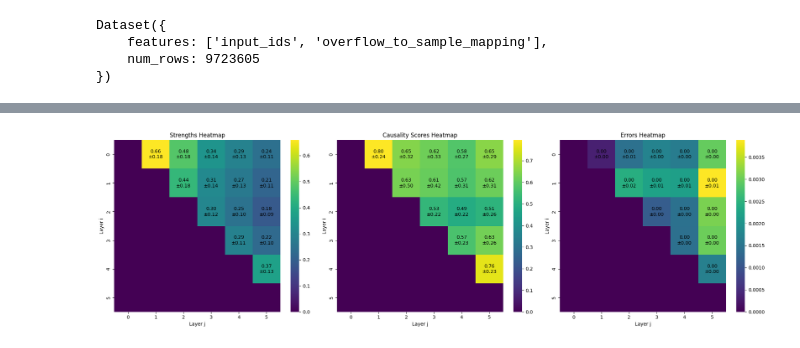
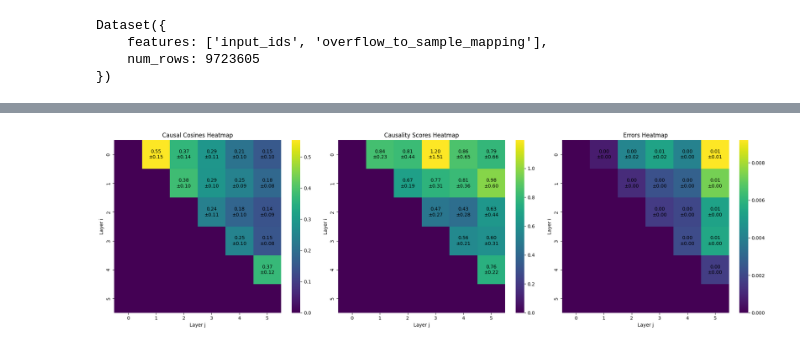
Before and after one commit to sidnb13/tensor-saes, a Jupyter notebook: notebooks/causal_attribution.ipynb, the cells around one changed output, grey strips where cells are left out. Saved outputs shown, nothing was run; the diff lists cells and outputs as text; code cells hidden in the pictures.

```diff
--- a/notebooks/causal_attribution.ipynb
+++ b/notebooks/causal_attribution.ipynb
@@ -1403,71 +1547,86 @@ from tqdm import tqdm
 def run_layer_pair_evaluation(
     model,
     dataset,
-    batch_size,
     feature_encoder_weights,
     feature_encoder_bias,
     feature_decoder_weights,
     num_layers,
+    batch_size=128,
     lambda_value=1.0,
     feature_select_k=1,
     num_tokens=1,
     exclude_first_k_tokens=0,
 ):
-    strengths_matrix = np.zeros((num_layers, num_layers))
+    causal_cosines_matrix = np.zeros((num_layers, num_layers))
     causality_matrix = np.zeros((num_layers, num_layers))
     errors_matrix = np.zeros((num_layers, num_layers))
-    strengths_std_matrix = np.zeros((num_layers, num_layers))
+    causal_cosines_std_matrix = np.zeros((num_layers, num_layers))
     causality_std_matrix = np.zeros((num_layers, num_layers))
     errors_std_matrix = np.zeros((num_layers, num_layers))
 
     for i in tqdm(range(num_layers)):
         for j in range(i + 1, num_layers):  # Exclude diagonal and lower triangle
-            causality, strengths, errors, _, _, _, _, _ = (
+            causality, causal_cosines, errors, _, _, _, _, _, is_valid = (
                 compute_causal_attribution_strength(
-                    i,
-                    j,
-                    model,
-                    {"input_ids": dataset["input_ids"].cuda()},
-                    feature_encoder_weights,
-                    feature_encoder_bias,
-                    feature_decoder_weights,
-                    lambda_value,
-                    feature_select_k,
-                    num_tokens,
-                    exclude_first_k_tokens,
+                    j=i,
+                    k=j,
+                    model=model,
+                    inputs={"input_ids": dataset["input_ids"].cuda()},
+                    feature_encoder_weights=feature_encoder_weights,
+                    feature_encoder_bias=feature_encoder_bias,
+                    feature_decoder_weights=feature_decoder_weights,
+                    lambda_value=lambda_value,
+                    feature_select_k=feature_select_k,
+                    feature_select_percentile=None,
+                    top_k_tokens=num_tokens,
+                    exclude_first_k_tokens=exclude_first_k_tokens,
                 )
             )
 
-            strengths_matrix[i, j] = strengths.mean().item()
-            causality_matrix[i, j] = causality.mean().item()
-            errors_matrix[i, j] = errors.mean().item()
-            strengths_std_matrix[i, j] = strengths.std().item()
-            causality_std_matrix[i, j] = causality.std().item()
-            errors_std_matrix[i, j] = errors.std().item()
+            # Filter out invalid items
+            valid_causality = causality[is_valid]
+            valid_causal_cosines = causal_cosines[is_valid]
+            valid_errors = errors[is_valid]
+
+            if len(valid_causality) > 0:
+                causal_cosines_matrix[i, j] = valid_causal_cosines.mean().item()
+                causality_matrix[i, j] = valid_causality.mean().item()
+                errors_matrix[i, j] = valid_errors.mean().item()
+                causal_cosines_std_matrix[i, j] = valid_causal_cosines.std().item()
+                causality_std_matrix[i, j] = valid_causality.std().item()
+                errors_std_matrix[i, j] = valid_errors.std().item()
+            else:
+                # If all items are invalid, set to NaN or some default value
+                causal_cosines_matrix[i, j] = np.nan
+                causality_matrix[i, j] = np.nan
+                errors_matrix[i, j] = np.nan
+                causal_cosines_std_matrix[i, j] = np.nan
+                causality_std_matrix[i, j] = np.nan
+                errors_std_matrix[i, j] = np.nan
 
     return (
-        strengths_matrix,
+        causal_cosines_matrix,
         causality_matrix,
         errors_matrix,
-        strengths_std_matrix,
+        causal_cosines_std_matrix,
         causality_std_matrix,
         errors_std_matrix,
     )
 
 
 def plot_layer_heatmaps(
-    strengths_matrix,
+    causal_cosines_matrix,
     causality_matrix,
     errors_matrix,
-    strengths_std_matrix,
+    causal_cosines_std_matrix,
     causality_std_matrix,
     errors_std_matrix,
 ):
     fig, axes = plt.subplots(1, 3, figsize=(20, 6))
 
-    matrices = [strengths_matrix, causality_matrix, errors_matrix]
-    std_matrices = [strengths_std_matrix, causality_std_matrix, errors_std_matrix]
-    titles = ["Strengths", "Causality Scores", "Errors"]
+    matrices = [causal_cosines_matrix, causality_matrix, errors_matrix]
+    std_matrices = [causal_cosines_std_matrix, causality_std_matrix, errors_std_matrix]
+    titles = ["Causal Cosines", "Causality Scores", "Errors"]
 
     for ax, matrix, std_matrix, title in zip(axes, matrices, std_matrices, titles):
         sns.heatmap(matrix, ax=ax, cmap="viridis", cbar=True)
@@ -1481,38 +1640,42 @@ def plot_layer_heatmaps(
         ax.set_ylabel("Layer i")
 
     plt.tight_layout()
     plt.show()
 
 
 # Run the evaluation
 num_layers = 6  # Adjust this based on your model's architecture
 dataset_sample = tokenized.select(range(1000))  # Adjust sample size as needed
 
 (
-    strengths_matrix,
+    causal_cosines_matrix,
     causality_matrix,
     errors_matrix,
-    strengths_std_matrix,
+    causal_cosines_std_matrix,
     causality_std_matrix,
     errors_std_matrix,
 ) = run_layer_pair_evaluation(
-    model,
-    dataset_sample,
-    batch_size=128,
+    model=model,
+    dataset=dataset_sample,
     feature_encoder_weights=feature_encoder_weights,
     feature_encoder_bias=feature_encoder_bias,
     feature_decoder_weights=feature_decoder_weights,
     num_layers=num_layers,
+    batch_size=128,
+    lambda_value=1.0,
+    feature_select_k=1,
+    num_tokens=1,
+    exclude_first_k_tokens=0,
 )
 
 # Plot the heatmaps
 plot_layer_heatmaps(
-    strengths_matrix,
+    causal_cosines_matrix,
     causality_matrix,
     errors_matrix,
-    strengths_std_matrix,
+    causal_cosines_std_matrix,
     causality_std_matrix,
     errors_std_matrix,
 )
 # %% [output]
-[figure, old version]
+[figure, new version]
```
Also changed, not shown: parts of 8 cells of this notebook.
